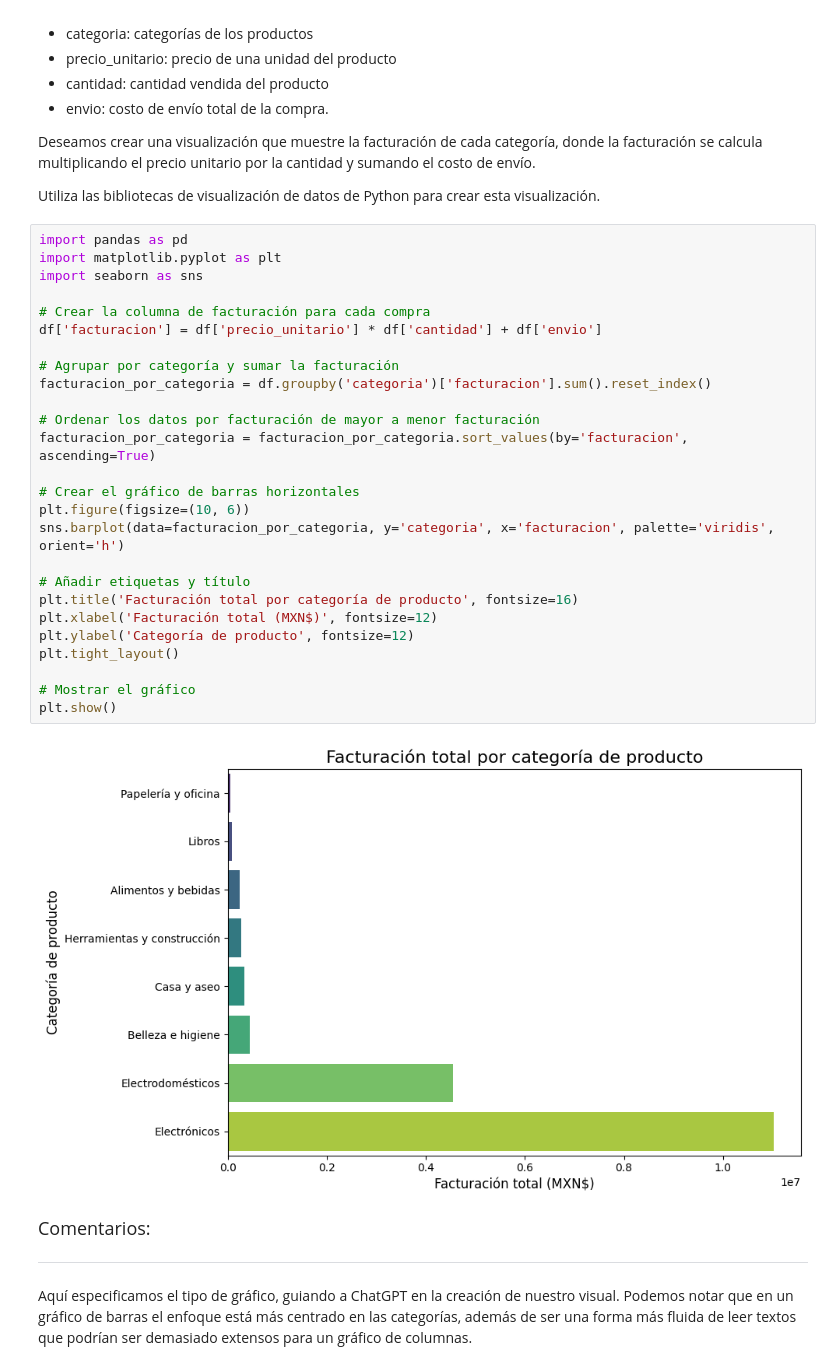
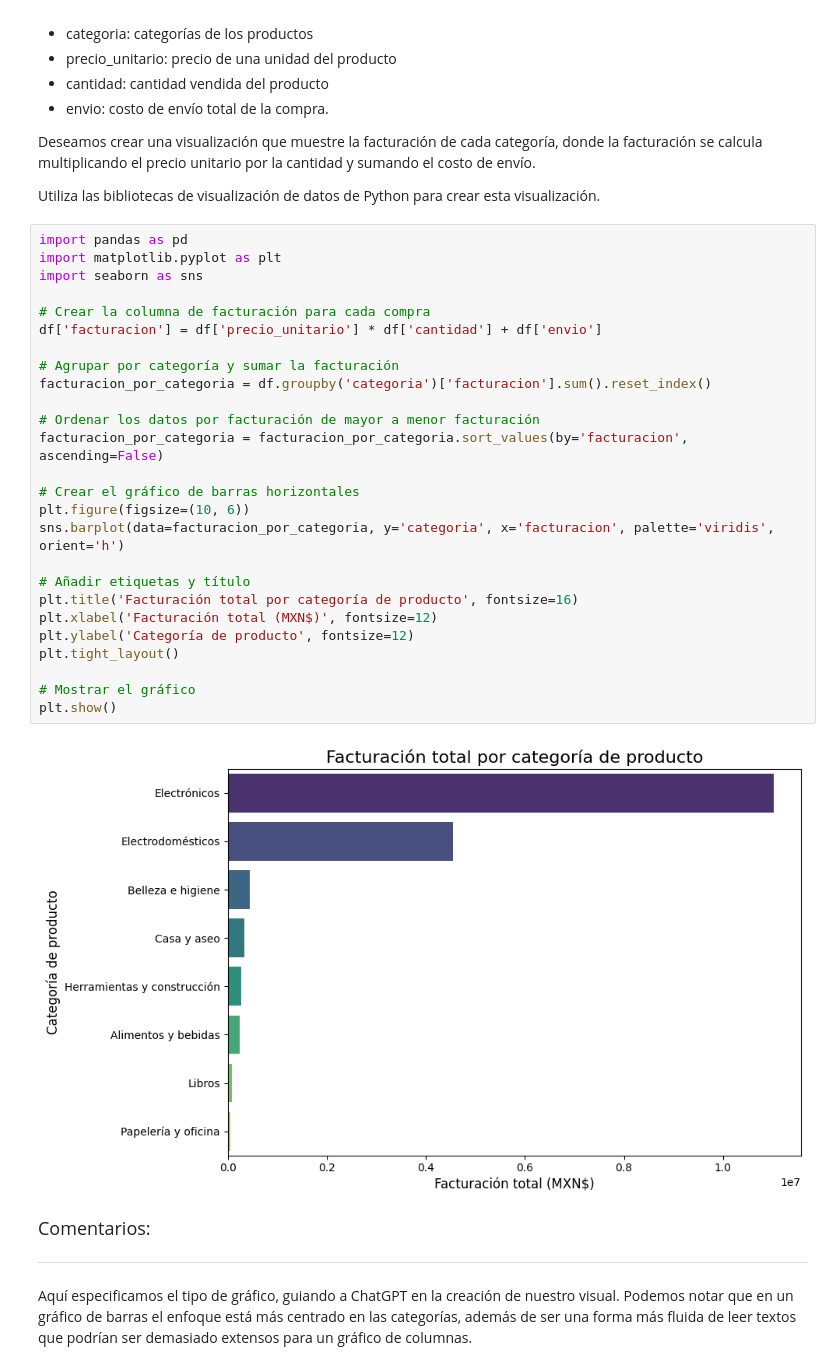
Before and after one commit to evs-11/IA_aplicada_a-_la_ciencia_de_datos, a Jupyter notebook: IA_aplicada_a_ciencia_de_datos.ipynb, the cells around one changed output. Cells and saved outputs as stored; diff of their text form.

```diff
--- a/IA_aplicada_a_ciencia_de_datos.ipynb
+++ b/IA_aplicada_a_ciencia_de_datos.ipynb
@@ -601,31 +601,31 @@ Utiliza las bibliotecas de visualización de datos de Python para crear esta vis
 # %%
 import pandas as pd
 import matplotlib.pyplot as plt
 import seaborn as sns
 
 # Crear la columna de facturación para cada compra
 df['facturacion'] = df['precio_unitario'] * df['cantidad'] + df['envio']
 
 # Agrupar por categoría y sumar la facturación
 facturacion_por_categoria = df.groupby('categoria')['facturacion'].sum().reset_index()
 
 # Ordenar los datos por facturación de mayor a menor facturación
-facturacion_por_categoria = facturacion_por_categoria.sort_values(by='facturacion', ascending=True)
+facturacion_por_categoria = facturacion_por_categoria.sort_values(by='facturacion', ascending=False)
 
 # Crear el gráfico de barras horizontales
 plt.figure(figsize=(10, 6))
 sns.barplot(data=facturacion_por_categoria, y='categoria', x='facturacion', palette='viridis', orient='h')
 
 # Añadir etiquetas y título
 plt.title('Facturación total por categoría de producto', fontsize=16)
 plt.xlabel('Facturación total (MXN$)', fontsize=12)
 plt.ylabel('Categoría de producto', fontsize=12)
 plt.tight_layout()
 
 # Mostrar el gráfico
 plt.show()
 # %% [output]
-[figure, old version]
+[figure, new version]
 # %% [markdown]
 <font color="7b71ff" size=4> Comentarios: </font>
 
```
Also changed, not shown: parts of 29 cells of this notebook.
